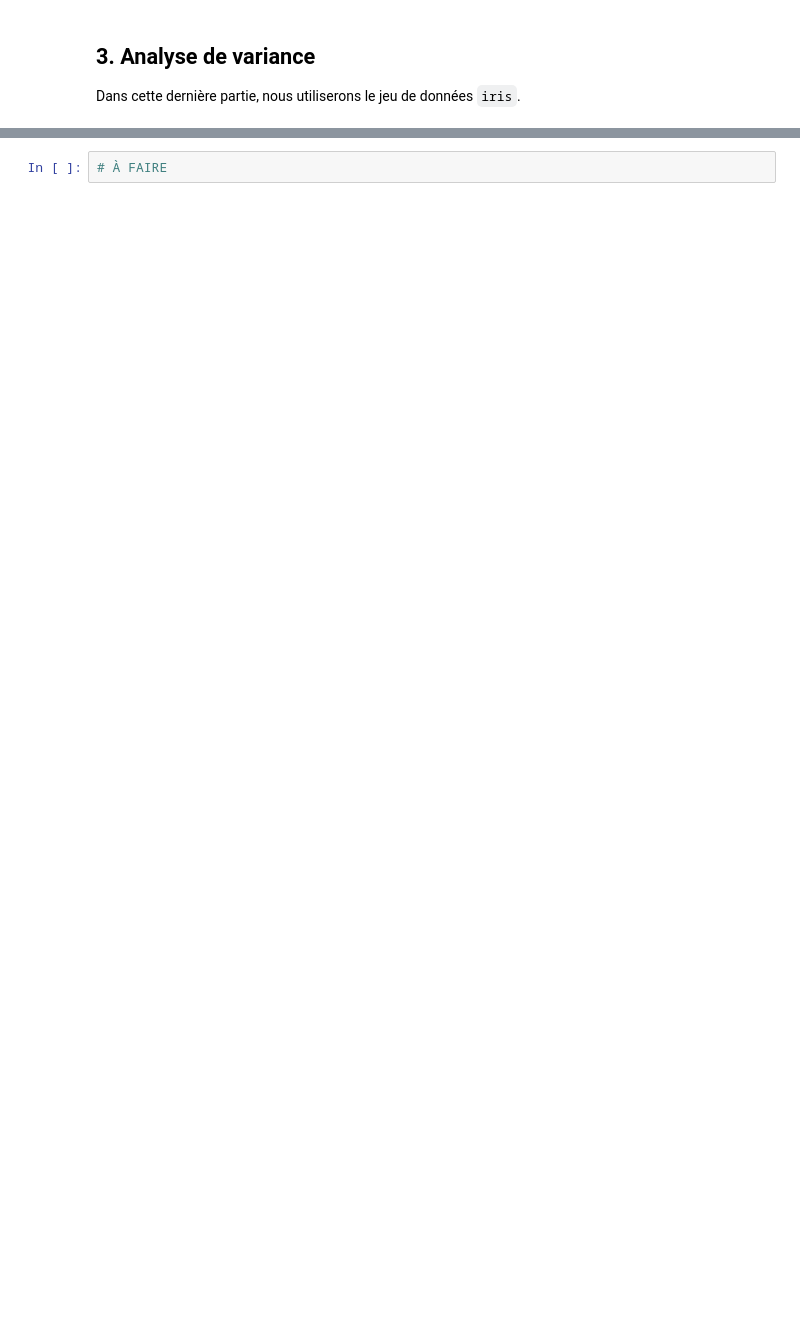
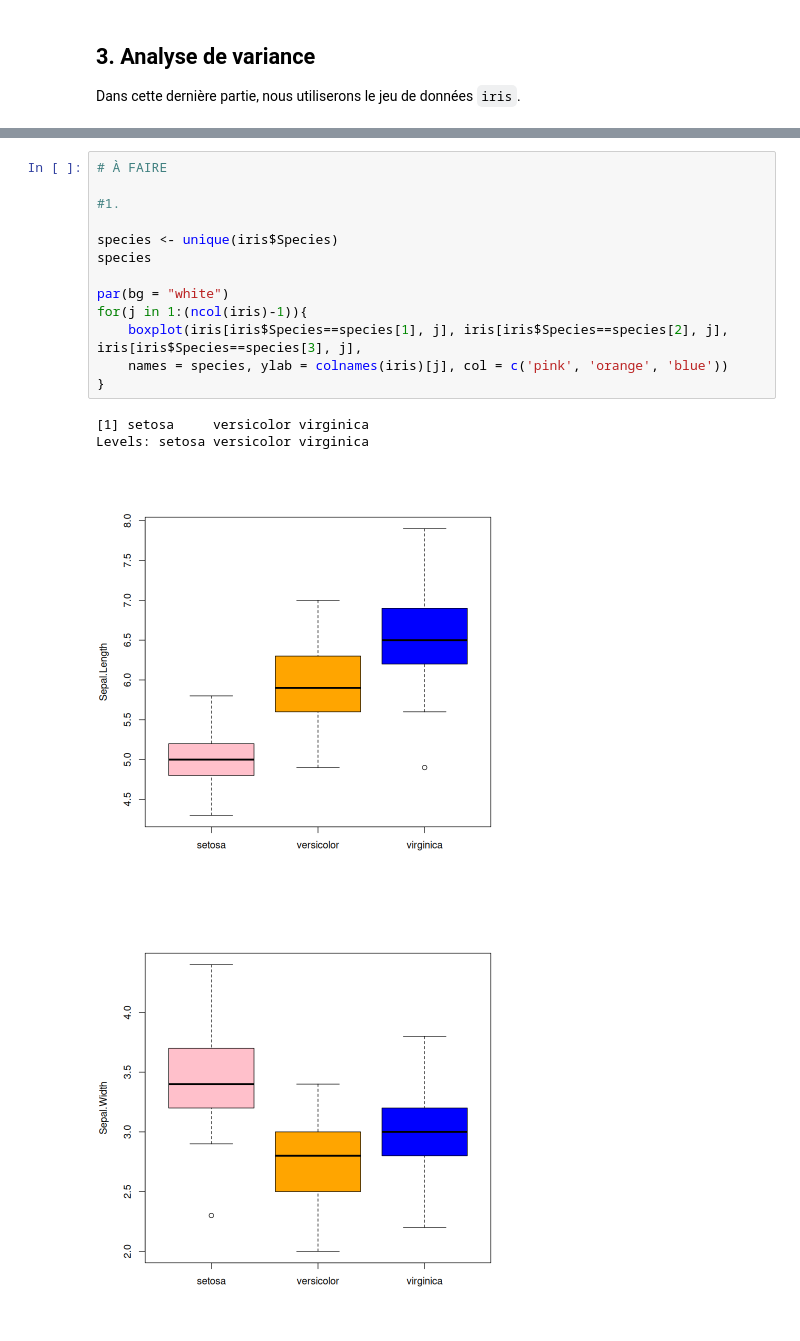
Before and after one commit to audrey1306/statistics, a Jupyter notebook: seance_10_09_25/TP3_2_model_lin_ANOVA.ipynb, the cells around one changed output, grey strips where cells are left out. Drawn from its saved outputs; the diff is of its cells as text; blank space fills up the shorter version.

```diff
--- a/seance_10_09_25/TP3_2_model_lin_ANOVA.ipynb
+++ b/seance_10_09_25/TP3_2_model_lin_ANOVA.ipynb
@@ -129,5 +248,21 @@ help(iris)
         <li>Pour chaque variable quantitative du jeu de données <code>iris</code>, utiliser la fonction <code>aov()</code> puis <code>print()</code> et <code>summary()</code> sur le résultat pour appliquer l'ANOVA.</li>
     </ol>
 </div>
-# %%
-# À FAIRE
+# %%
+# À FAIRE
+
+#1.
+
+species <- unique(iris$Species)
+species
+
+par(bg = "white")
+for(j in 1:(ncol(iris)-1)){
+    boxplot(iris[iris$Species==species[1], j], iris[iris$Species==species[2], j], iris[iris$Species==species[3], j],
+    names = species, ylab = colnames(iris)[j], col = c('pink', 'orange', 'blue'))
+}
+# %% [output]
+[1] setosa     versicolor virginica
+Levels: setosa versicolor virginica
+[figure, added]
+[figure, added]
```
Also changed, not shown: parts of 16 cells of this notebook, 1 other file.
